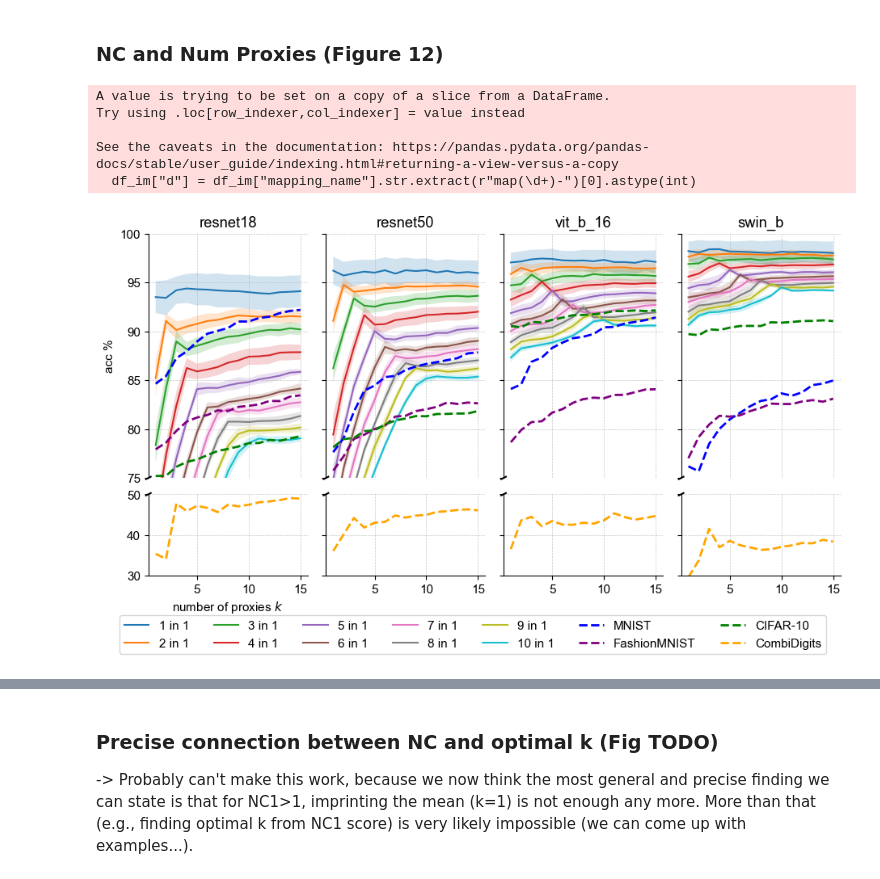
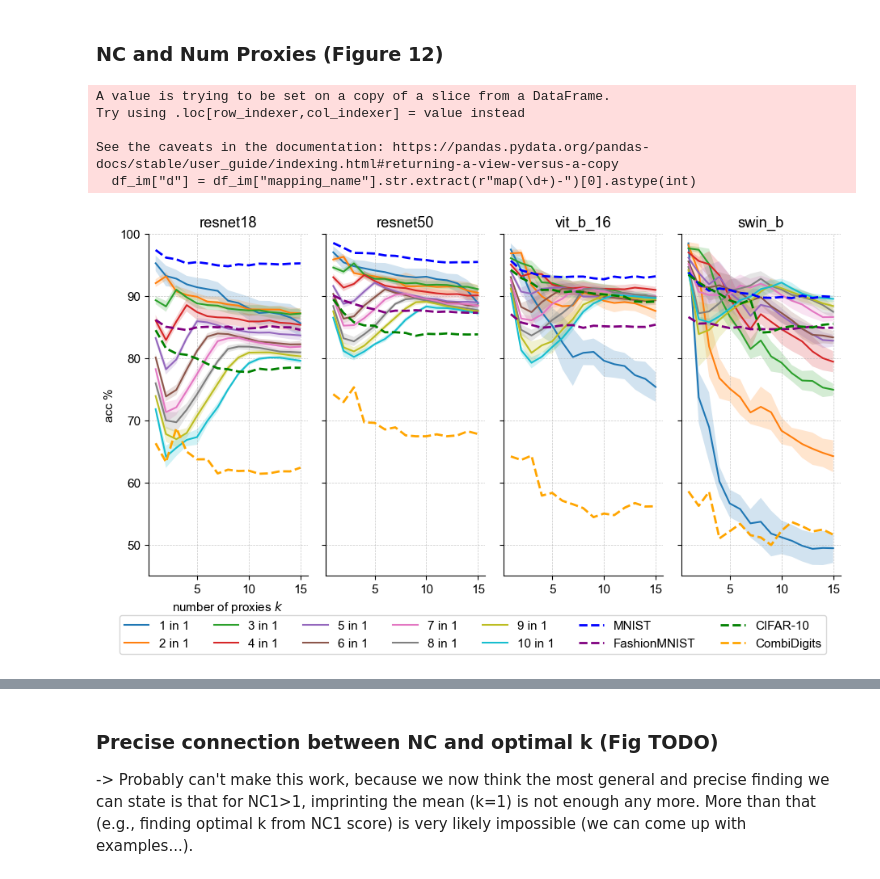
Before and after one commit to DATEXIS/IMPRINT, a Jupyter notebook: analysis/analysis.ipynb, the cells around one changed output, grey strips where cells are left out. Saved outputs shown, nothing was run; the diff lists cells and outputs as text; code cells hidden in the pictures.

```diff
--- a/analysis/analysis.ipynb
+++ b/analysis/analysis.ipynb
@@ -336,7 +344,8 @@ df_loaded = pd.read_csv(
         # "preprocessed_results_all_runs_reprod_jsons_2025-05-06_10-09-29-2025-06-01_15-57-38.csv", # Without kls
         # "preprocessed_results_all_runs_reprod_jsons_2025-05-06_10-09-29-2025-06-26_13-53-36.csv",  # TMLR before adding more kls
         # "preprocessed_results_all_runs_reprod_jsons_2025-05-06_10-09-29-2025-08-19_12-16-21.csv",  # TMLR after adding more kls
-        "preprocessed_results_all_runs_reprod_jsons_2025-05-06_10-09-29-2025-09-05_23-03-04.csv",  # TMLR after adding more AGG
+        # "preprocessed_results_all_runs_reprod_jsons_2025-05-06_10-09-29-2025-09-05_23-03-04.csv",  # TMLR after adding more AGG <- main file
+        "preprocessed_results_runtime_analysis_2025-10-22_14:10-06-2025-10-22_14-38-36.csv",  # TMLR runtime analysis online
     )
 )
 # "created_at" as datetime
@@ -967,12 +978,12 @@ focus_column_values = {
 }
 methods_to_compare = [  # listed in format
     # (proxy_method,k,aggregation_method,aggregation_function,aggregation_weighting,m,normalize_for_proxy_selection,normalize_weights,normalize_input_data)
+    ("mean", 1, "max", "inner_product", "uniform", -1,  "l2", "l2", "l2"), #
+    ("kmeans", 5, "max", "inner_product", "uniform", -1, "l2", "l2", "l2"), #
+    ("kmeans", 20, "max",  "inner_product", "uniform", -1, "l2", "l2", "l2"), #
+    ("kls", 1, "max", "inner_product", "uniform", -1,  "none", "none", "none"), #
 	("kls", 20, "max", "inner_product", "uniform", -1, "none", "none", "none"), #
-    # ("kls", 5, "max", "inner_product", "uniform", -1, "none", "none", "none"), #
-    ("ls", 1, "max", "inner_product", "uniform", -1,  "none", "none", "none"), #
-    ("mean", 1, "max", "inner_product", "uniform", -1,  "l2", "l2", "l2"), #
-    # ("kmeans", 5, "max", "inner_product", "uniform", -1, "l2", "l2", "l2"), #
-    ("kmeans", 20, "max",  "inner_product", "uniform", -1, "l2", "l2", "l2"), #
+    ("kls", 5, "max", "inner_product", "uniform", -1, "none", "none", "none"), #
 ]
 # %%
 df_focus = df_loaded.copy()
@@ -1493,7 +1522,7 @@ plt.rcParams.update({"font.size": 11})  # Adjust size as needed
 fig, axes = plt.subplots(
     nrows=nrows,
     ncols=ncols,
-	figsize=(1.4*text_width_inches, 2.8*fig_height), # 1.4
+	figsize=(1.4*text_width_inches, 2.8*fig_height), # 1.4 # 2.8
     sharex=True,
     sharey=False
 )
@@ -1549,7 +1578,7 @@ for i, bb in enumerate(backbones):
         ax.grid(True, linestyle="--", linewidth=0.5, alpha=0.7)
         ax.set_title(rf"{bb}, {ds}")
         if i == nrows - 1 and j==0:
-            ax.set_xlabel(r"few-shot samples $n$")
+            ax.set_xlabel(r"#samples $n$")
         if j == 0:
             ax.set_ylabel("acc %")
         ax.spines["top"].set_visible(False)
@@ -1562,7 +1591,7 @@ fig.legend(
            )
 plt.tight_layout(rect=[0, 0.05, 1, 1])
 plt.savefig(
-    os.path.join(graphs_save_dict, f"k_vs_n_logscale_Qi_upto400.pdf"), #
+    os.path.join(graphs_save_dict, f"k_vs_n_logscale_Qi_upto400.pdf"), # k_vs_n_logscale_Qi
     bbox_inches="tight",
     dpi=300
 )
@@ -1944,6 +1951,8 @@ from helper import GROUPPARAMS, HYPERPARAMS
 
 # filter and aggregate
 df_focus = df_loaded.copy()
+# ignore columns created_at and origin
+df_focus = df_focus[list(set(df_focus.columns)-set(["created_at", "origin"]))]
 for key, vals in focus_column_values.items():
 	df_focus = df_focus[df_focus[key].isin(vals)]
 
@@ -1966,8 +1975,6 @@ df_focus = df_focus[[
 	"k",
 	"median_task_acc",
 ]]
-
-
 
 # ImageNet: aggregate over 10 remappings for each d
 df_im = df_focus[df_focus["dataset_name"] == "ImageNet"]
@@ -2006,19 +2013,19 @@ height_ratio_top = 3
 height_ratio_bottom = 1
 for i, bb in enumerate(backbones):
 	# Create inner grid for each column (2 rows, 1 column for the break)
+	# inner_grid = gridspec.GridSpecFromSubplotSpec(
+	# 	2, 1, outer_grid[i],
+	# 	height_ratios=[height_ratio_top,height_ratio_bottom],
+	# 	hspace=0.1
+	# ) # for kmeans
 	inner_grid = gridspec.GridSpecFromSubplotSpec(
-		2, 1, outer_grid[i],
-		height_ratios=[height_ratio_top,height_ratio_bottom],
-		hspace=0.1
-	)
-	# inner_grid = gridspec.GridSpecFromSubplotSpec(
-	# 	1, 1, outer_grid[i],
-	# 	hspace=0
-	# )
+		1, 1, outer_grid[i],
+		hspace=0
+	) # for kls
 
 	# Create top and bottom subplots for this column
 	ax_top = fig.add_subplot(inner_grid[0])
-	ax_bottom = fig.add_subplot(inner_grid[1])
+	# ax_bottom = fig.add_subplot(inner_grid[1]) # uncomment for kls
 
 	axes.append((ax_top)) #, ax_bottom))
 
@@ -2050,85 +2057,86 @@ for i, bb in enumerate(backbones):
 			label=ds,
 			linewidth=2,
 		)
-		ax_bottom.plot(
-			sdf["k"],
-			sdf["median_task_acc"],
-			color=colors[ds],
-			linestyle=linestyles[ds],
-			label=ds,
-			linewidth=2,
-		)
+		# ax_bottom.plot(
+		# 	sdf["k"],
+		# 	sdf["median_task_acc"],
+		# 	color=colors[ds],
+		# 	linestyle=linestyles[ds],
+		# 	label=ds,
+		# 	linewidth=2,
+		# )
 
 
 	# Set different y-limits for the break
-	ax_top.set_ylim(75, 100)    # top part
-	ax_bottom.set_ylim(30, 50)  # bottom part
+	ax_top.set_ylim(75, 100)    # top part; for kmeans
+	ax_top.set_ylim(45, 100)    # top part; for kls
+	# ax_bottom.set_ylim(30, 50)  # bottom part
 
 	# Hide spines
 	ax_top.spines['right'].set_visible(False)
 	ax_top.spines['top'].set_visible(False)
-	ax_top.spines['bottom'].set_visible(False)
-	ax_bottom.spines['top'].set_visible(False)
-	ax_bottom.spines['right'].set_visible(False)
+	# ax_top.spines['bottom'].set_visible(False) # uncomment for kls
+	# ax_bottom.spines['top'].set_visible(False) # uncomment for kls
+	# ax_bottom.spines['right'].set_visible(False) # uncomment for kls
 
 	# Hide x-axis ticks and labels on top subplot
-	ax_top.tick_params(labelbottom=False, bottom=False)  # Hide both labels and tick marks
+	# ax_top.tick_params(labelbottom=False, bottom=False)  # Hide both labels and tick marks; uncomment for kls
 
 	# Add break styling
-	ax_top.tick_params(labelbottom=False)
+	# ax_top.tick_params(labelbottom=False)  # uncomment for kls
 
 	# Add diagonal break lines
-	d = 0.015
-	d_top = d * height_ratio_bottom / height_ratio_top
-	kwargs = dict(transform=ax_top.transAxes, color='k', clip_on=False)
-	ax_top.plot((-d, +d), (-d_top, +d_top), **kwargs)
-	kwargs.update(transform=ax_bottom.transAxes)
-	ax_bottom.plot((-d, +d), (1-d, 1+d), **kwargs)
+	# d = 0.015 # uncomment for kls
+	# d_top = d * height_ratio_bottom / height_ratio_top  # uncomment for kls
+	# kwargs = dict(transform=ax_top.transAxes, color='k', clip_on=False)  # uncomment for kls
+	# ax_top.plot((-d, +d), (-d_top, +d_top), **kwargs)  # uncomment for kls
+	# kwargs.update(transform=ax_bottom.transAxes)  # uncomment for kls
+	# ax_bottom.plot((-d, +d), (1-d, 1+d), **kwargs)  # uncomment for kls
 
 	ax_top.set_title(bb)
 
 	# Add labels to the appropriate axes
 	if i == 0:
-		ax_bottom.set_xlabel(r"number of proxies $k$")
-		# ax_top.set_xlabel(r"number of proxies $k$")
+		# ax_bottom.set_xlabel(r"number of proxies $k$")
+		ax_top.set_xlabel(r"number of proxies $k$")
 		ax_top.set_ylabel("acc %")
 
 	else:
 		ax_top.tick_params(labelleft=False)
-		ax_bottom.tick_params(labelleft=False)
+		# ax_bottom.tick_params(labelleft=False)  # for kmeans
 	# Also save legend
 	if i == 0:
 		h1, l1 = ax_top.get_legend_handles_labels()
 
 	ax_top.grid(True, linestyle="--", linewidth=0.5, alpha=0.7)
-	ax_bottom.grid(True, linestyle="--", linewidth=0.5, alpha=0.7)
+	# ax_bottom.grid(True, linestyle="--", linewidth=0.5, alpha=0.7) # uncomment for kls
 
 	# ax_top.set_ylim(45, 100)    # top part
 	# print(f"Data range for {bb}: {df_focus['median_task_acc'].min():.2f} to {df_focus['median_task_acc'].max():.2f}")
 
 fig.legend(
 	h1, l1, loc="lower center", ncol=7, bbox_to_anchor=(0.5, 0), fontsize=11
 )
 fig.tight_layout(rect=[0, 0.07, 1, 1])
 fig.savefig(
-	os.path.join(graphs_save_dict, f"var_num_proxies_vs_datasets_kmeans_almostqi.pdf"),
+	os.path.join(graphs_save_dict, f"var_num_proxies_vs_datasets_kls.pdf"),
 	bbox_inches="tight",
 	dpi=300
 )
 # Also save svg
 fig.savefig(
-	os.path.join(graphs_save_dict, f"var_num_proxies_vs_datasets_kmeans_almostqi.svg"),
+	os.path.join(graphs_save_dict, f"var_num_proxies_vs_datasets_kls.svg"),
 	bbox_inches="tight",
 	dpi=300
 )
 fig.show()
 # %% [output]
 A value is trying to be set on a copy of a slice from a DataFrame.
 Try using .loc[row_indexer,col_indexer] = value instead
 
 See the caveats in the documentation: https://pandas.pydata.org/pandas-docs/stable/user_guide/indexing.html#returning-a-view-versus-a-copy
   df_im["d"] = df_im["mapping_name"].str.extract(r"map(\d+)-")[0].astype(int)
-[figure, old version]
+[figure, new version]
 # %%
 ### TMLR update
 
```
Also changed, not shown: parts of 18 cells of this notebook, 4 other files.
